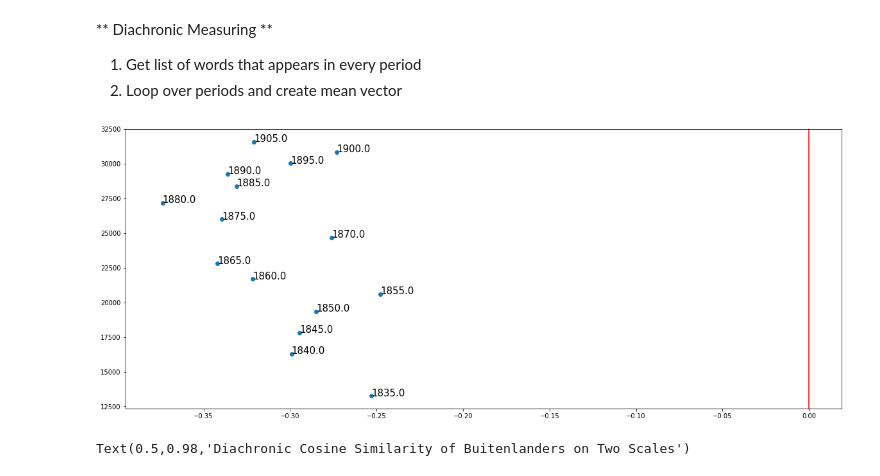
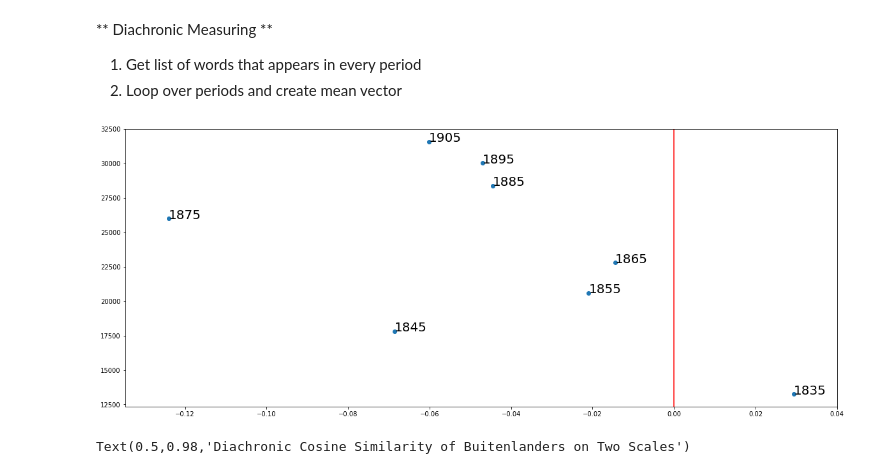
Before and after one commit to rubenros1795/thesis-the-foreign, a Jupyter notebook: Properties/abstraction.ipynb, the cells around one changed output. Drawn from its saved outputs; the diff is of its cells as text; code cells hidden in the pictures.

```diff
--- a/Properties/abstraction.ipynb
+++ b/Properties/abstraction.ipynb
@@ -109,7 +110,11 @@ def GetList(term):
 
         for x in word_list:
             mtf.append(x)
-    return sorted(list(set(mtf)))
+
+    cnt = Counter(mtf)
+    cnt = [k for k, v in cnt.items() if v > 3]
+
+    return sorted(list(set(cnt)))
 
 def GetListMultipleKW(list_of_terms):
 
@@ -121,18 +126,16 @@ def GetListMultipleKW(list_of_terms):
             master_list.append(t)
 
 
-    master_list = pd.DataFrame(master_list, columns = ['word'])
-    vc = master_list.word.value_counts() == len(list_of_terms)
-    vc = vc[vc]
-    master_list.loc[master_list.word.isin(vc.index)]
+    cnt = Counter(master_list)
+    cnt = [k for k, v in cnt.items() if v > 1]
 
-    return(list(master_list.word))
+    return(list(set(cnt)))
 # %%
-list_a =GetListMultipleKW(['gebied', 'terrein', 'omgeving'])
-list_b = GetListMultipleKW(['europa', 'azië','amerika'])
+list_a = ['vrede', 'rust', 'orde', 'behoud', 'veiligheid', 'vreedzaam', 'herstel', 'vrijheid', 'kalmte']
+list_b = GetListMultipleKW(['onzekerheid', 'onrust', 'omwentelingen', 'crisis', 'verwikkelingen', 'beroeringen', 'revolutie'])
 
 
-list_b = [l for l in list_b if l not in list_a]
+#list_b = [l for l in list_b if l not in list_a]
 
 list_1 = list()
 list_2 = list()
@@ -221,9 +196,12 @@ buitenlandsche | -0.5078873
 1. Get list of words that appears in every period
 2. Loop over periods and create mean vector
 # %%
+os.chdir("D://Scriptie//Data//models//5yp_s150")
+list_mod = glob.glob('*.bin')
+
 dfr = pd.DataFrame()
 
-for year in list(range(1835,1906,5)):
+for year in list(range(1835,1906,10)):
     mfn = [m for m in list_mod if int(m[0:4]) == year]
     model = KeyedVectors.load_word2vec_format(mfn[0], binary = True)
 
@@ -239,15 +217,12 @@ for year in list(range(1835,1906,5)):
 # %%
 fig, ax = plt.subplots(figsize=(20,8))
 ax.scatter(list(dfr.s), list(dfr.f))
 ax.axvline(x=0, color='r')
 
 for i, txt in enumerate(list(dfr.y)):
-    if txt == 'buitenlandsche':
-        ax.annotate(txt, (list(dfr.s)[i], list(dfr.f)[i]),color='green', fontsize=20)
-    else:
-        ax.annotate(txt, (list(dfr.s)[i], list(dfr.f)[i]), fontsize=15)
+    ax.annotate(str(int(txt)), (list(dfr.s)[i], list(dfr.f)[i]),color='black', fontsize=20)
 # %% [output]
-[figure, old version]
+[figure, new version]
 # %%
 dfr = pd.DataFrame()
 
```
Also changed, not shown: parts of 6 cells of this notebook, 13 other files.
